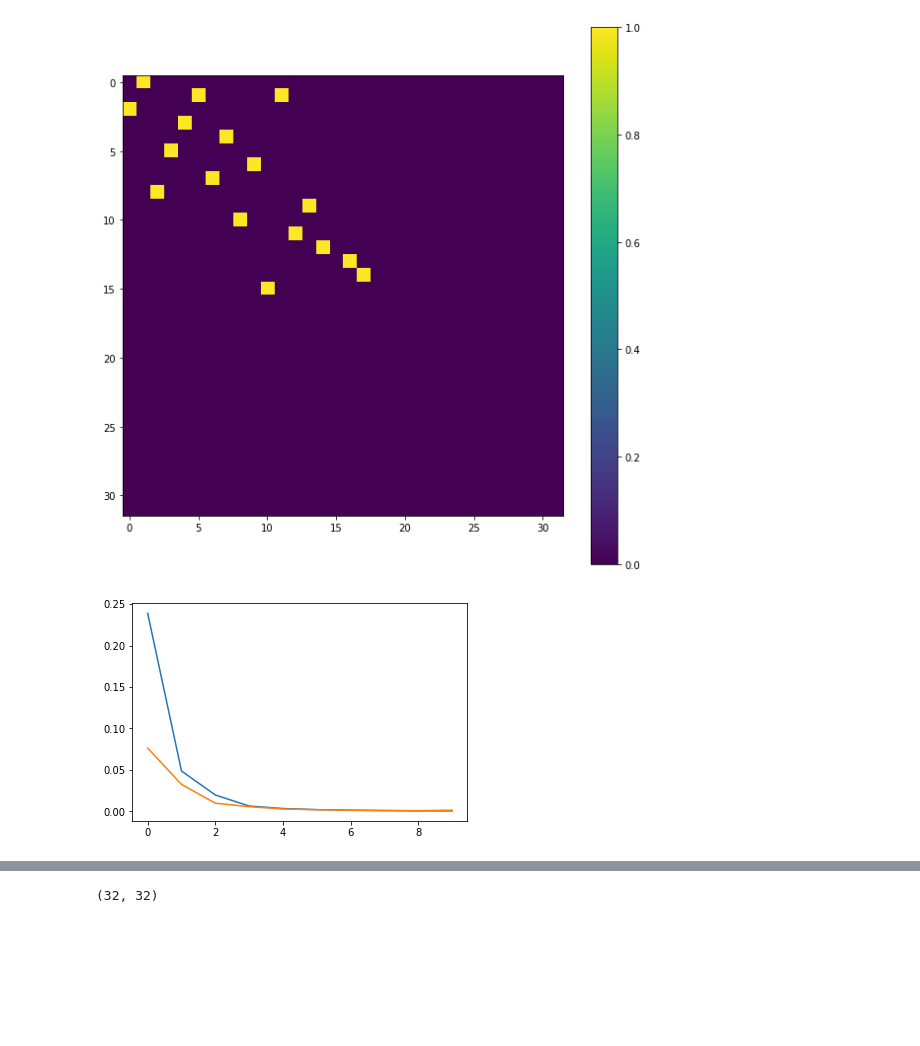
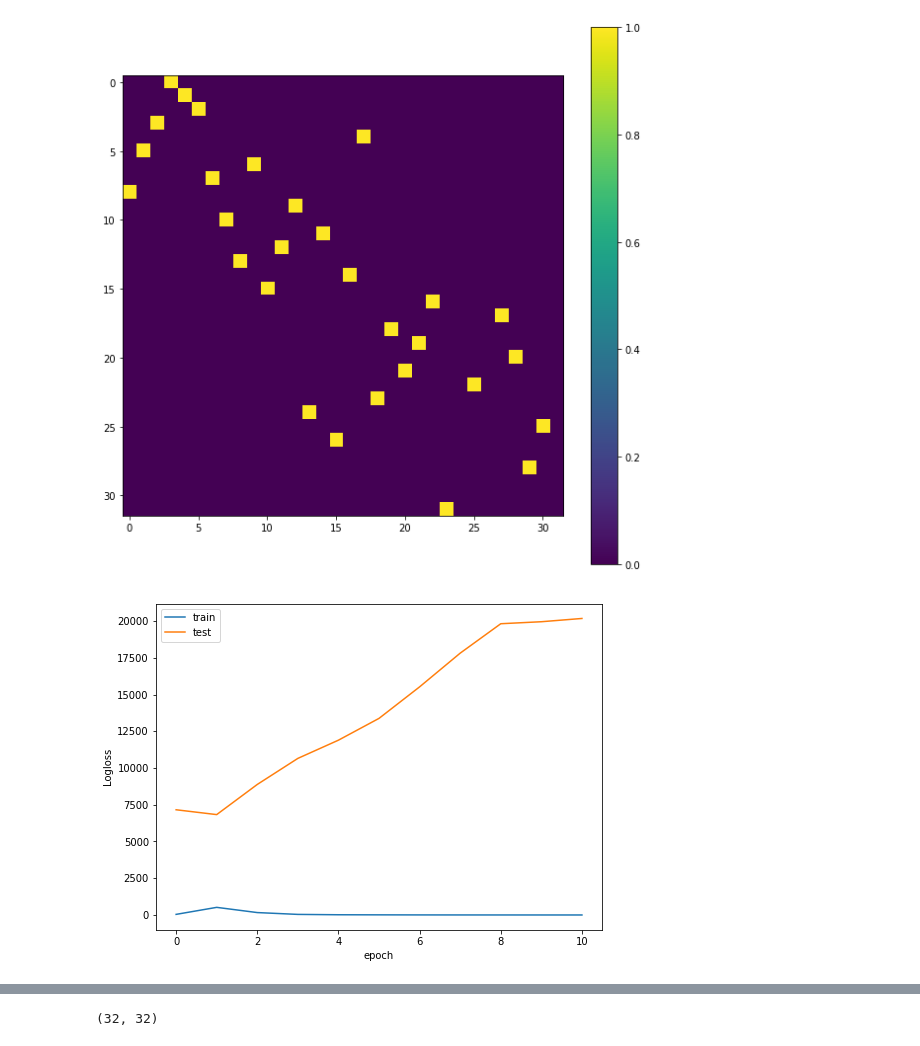
Before and after one commit to rykachevskiy/CRISPR, a Jupyter notebook: UNet.ipynb, the cells around one changed output, grey strips where cells are left out. Drawn from its saved outputs; the diff is of its cells as text; code cells hidden in the pictures; blank space fills up the shorter version.

```diff
--- a/UNet.ipynb
+++ b/UNet.ipynb
@@ -170 +118,3 @@ X = np.expand_dims(X, 1)
+# %%
+X_p = process_x(X)
 # %%
@@ -194,7 +137,7 @@ plot_gr(X[1], log = 1)
 # %%
-plot_gr(y_n[1])
+plot_gr(y_n[0])
 # %% [output]
-[figure, old version]
+[figure, new version]
 # %%
 def iterate_minibatches(x, y, batchsize, shuffle=True):
     if shuffle:
@@ -208,0 +216,7 @@ def iterate_minibatches(x, y, batchsize, shuffle=True):
+# %%
+tf.reset_default_graph()
+sess = tf.Session()
+# %%
+Unets = []
+# %%
+Unets.append(get_Unet("other_data_36", 3))
@@ -214,48 +238,54 @@ val_loss = []
 epochs = 10
 l_r = 0.001
 # %%
-
+U_ind = 2
+s, e = 3, 6
 for epoch in range(epochs):
     curr_loss = 0
-    for i, (batch_x, batch_y) in tqdm(enumerate(iterate_minibatches(X_p_n_p[:800], y_n[:800], 20))):
-
+    for i, (batch_x, batch_y) in tqdm(enumerate(iterate_minibatches(X_p[:700], y_n[:700], 20))):
+        batch_w = np.expand_dims((batch_y > 0.).astype(float) * (batch_y == 0).sum() + (batch_y == 0).astype(float) * (batch_y != 0).sum(), 3)
 #         batch_x = np.expand_dims(batch_x, 3)
         batch_y = np.expand_dims(batch_y, 3)
-        batch_loss = sess.run([train_step,loss], feed_dict={x : batch_x,
-                                                            target: batch_y,
-                                                            #loss_mask: (batch_y + 1),
-                                                            lr : l_r})
+        batch_loss = sess.run([Unets[U_ind].train_step,Unets[U_ind].loss], feed_dict={Unets[U_ind].x : batch_x[:,:,:,s:e],
+                                                            Unets[U_ind].target: batch_y,
+                                                            Unets[U_ind].loss_mask: batch_w,
+                                                            })
         curr_loss += batch_loss[1]
         #print(curr_loss)
 
     train_loss.append(curr_loss / (i + 1))
 
 #     val_score = validate_simple(val_data, predict)
 #     val_scores.append(val_score)
 
 
 
     curr_loss = 0
-    for i, (batch_x, batch_y) in tqdm(enumerate(iterate_minibatches(X_p_n_p[800:], y_n[800:], 20))):
+    for i, (batch_x, batch_y) in tqdm(enumerate(iterate_minibatches(X_p[700:850], y_n[700:850], 20))):
 #         batch_x = np.expand_dims(batch_x, 3)
+        batch_w = np.expand_dims((batch_y > 0.).astype(float) * (batch_y == 0).sum() + (batch_y == 0).astype(float) * (batch_y != 0), 3)
         batch_y = np.expand_dims(batch_y, 3)
-        batch_loss = sess.run([loss], feed_dict={x : batch_x,
-                                                 target: batch_y,
-                                                 #loss_mask: (batch_y + 1),
-                                                 lr : l_r})
+        batch_loss = sess.run([Unets[U_ind].loss], feed_dict={Unets[U_ind].x : batch_x[:,:,:,s:e],
+                                                 Unets[U_ind].target: batch_y,
+                                                 Unets[U_ind].loss_mask: batch_w,
+                                                 })
         curr_loss += batch_loss[0]
         #print(curr_loss)
 
     val_loss.append(curr_loss / (i + 1))
 
 
     #val_loss.append(sess.run(loss, feed_dict={x:X_n, target:val_y, loss_mask:val_mask}))
 
     display.clear_output(wait=True)
+    plt.figure(figsize = (8,6))
     plt.plot(train_loss, label='train')
     #plt.plot(val_scores, label='test')
     plt.plot(val_loss, label='test')
 
+    plt.xlabel("epoch")
+    plt.ylabel("Logloss")
+    plt.legend()
     plt.show()
 # %% [output]
-[figure, old version]
+[figure, new version]
```
Also changed, not shown: parts of 47 cells of this notebook, 3 other files.
